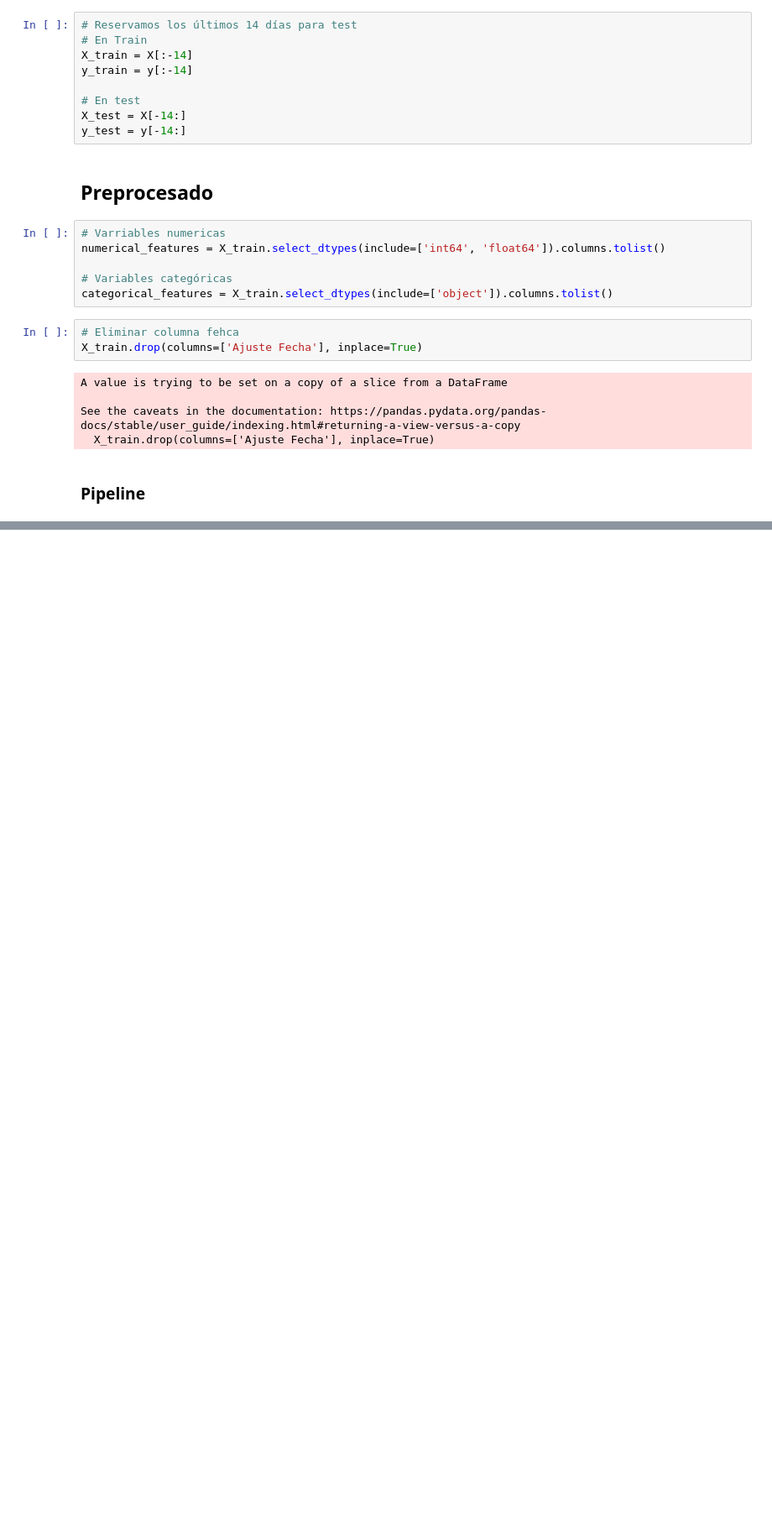
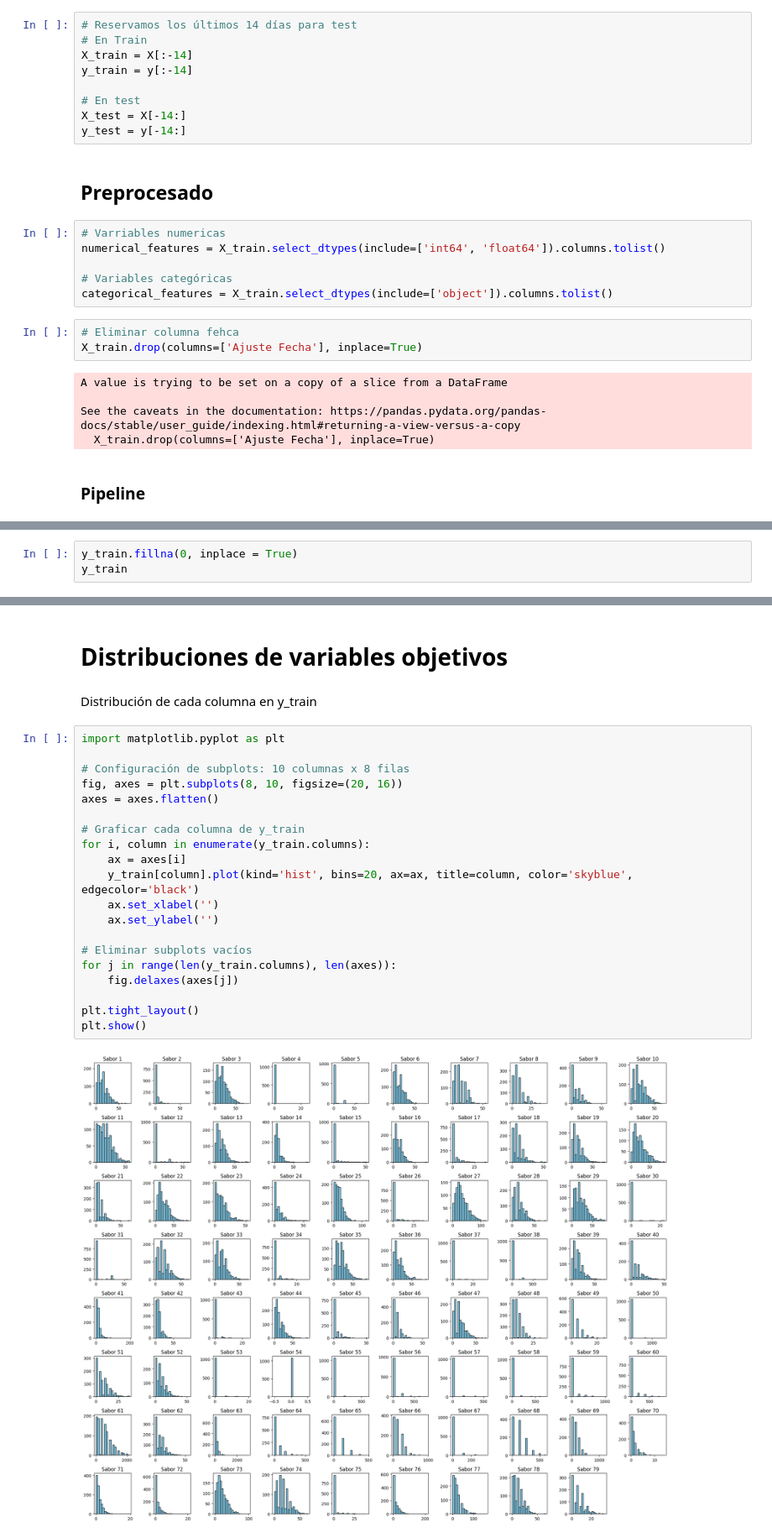
Before and after one commit to LucasGauto/Helados, a Jupyter notebook: notebooks/preprocess.ipynb, the cells around one changed output, grey strips where cells are left out. Shown at 84% size. Cells and saved outputs as stored; diff of their text form; blank space fills up the shorter version.

```diff
--- a/notebooks/preprocess.ipynb
+++ b/notebooks/preprocess.ipynb
@@ -177,0 +198,3 @@ joblib.dump(pipeline, os.path.join('..',DATA_PREPROCESSED, 'pipeline.pkl'))
+# %%
+y_train.fillna(0, inplace = True)
+y_train
@@ -177,0 +219,26 @@ joblib.dump(pipeline, os.path.join('..',DATA_PREPROCESSED, 'pipeline.pkl'))
+# %% [markdown]
+# Distribuciones de variables objetivos
+# %% [markdown]
+Distribución de cada columna en y_train
+# %%
+import matplotlib.pyplot as plt
+
+# Configuración de subplots: 10 columnas x 8 filas
+fig, axes = plt.subplots(8, 10, figsize=(20, 16))
+axes = axes.flatten()
+
+# Graficar cada columna de y_train
+for i, column in enumerate(y_train.columns):
+    ax = axes[i]
+    y_train[column].plot(kind='hist', bins=20, ax=ax, title=column, color='skyblue', edgecolor='black')
+    ax.set_xlabel('')
+    ax.set_ylabel('')
+
+# Eliminar subplots vacíos
+for j in range(len(y_train.columns), len(axes)):
+    fig.delaxes(axes[j])
+
+plt.tight_layout()
+plt.show()
+# %% [output]
+[figure, added]
```
Also changed, not shown: parts of 23 cells of this notebook, 9 other files.
